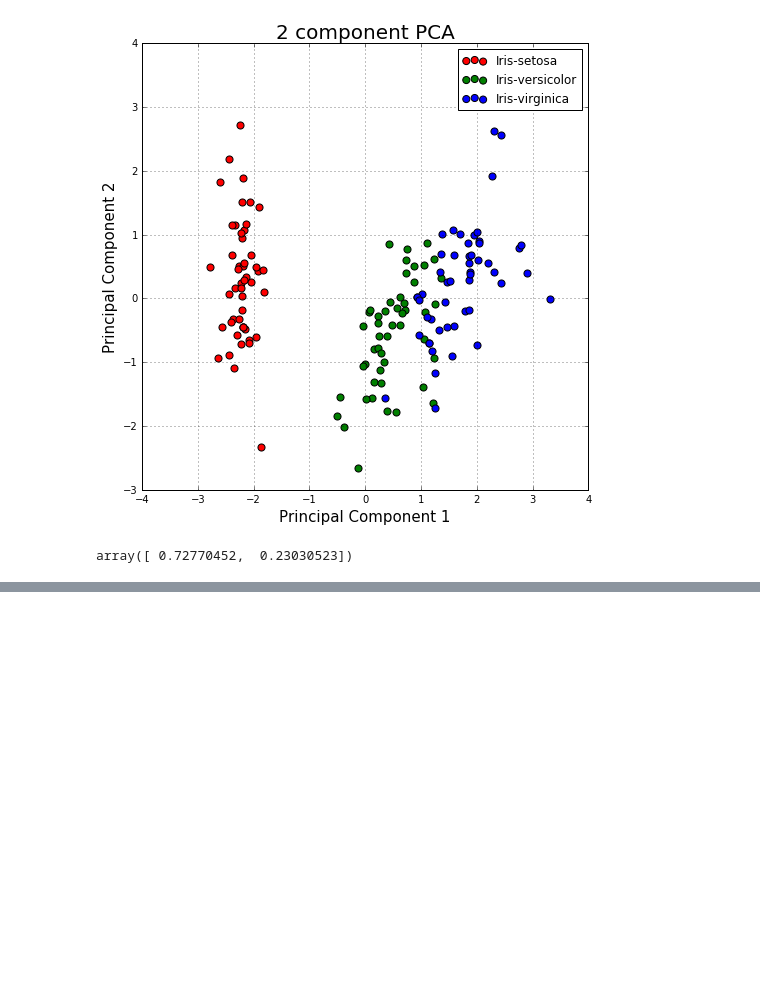
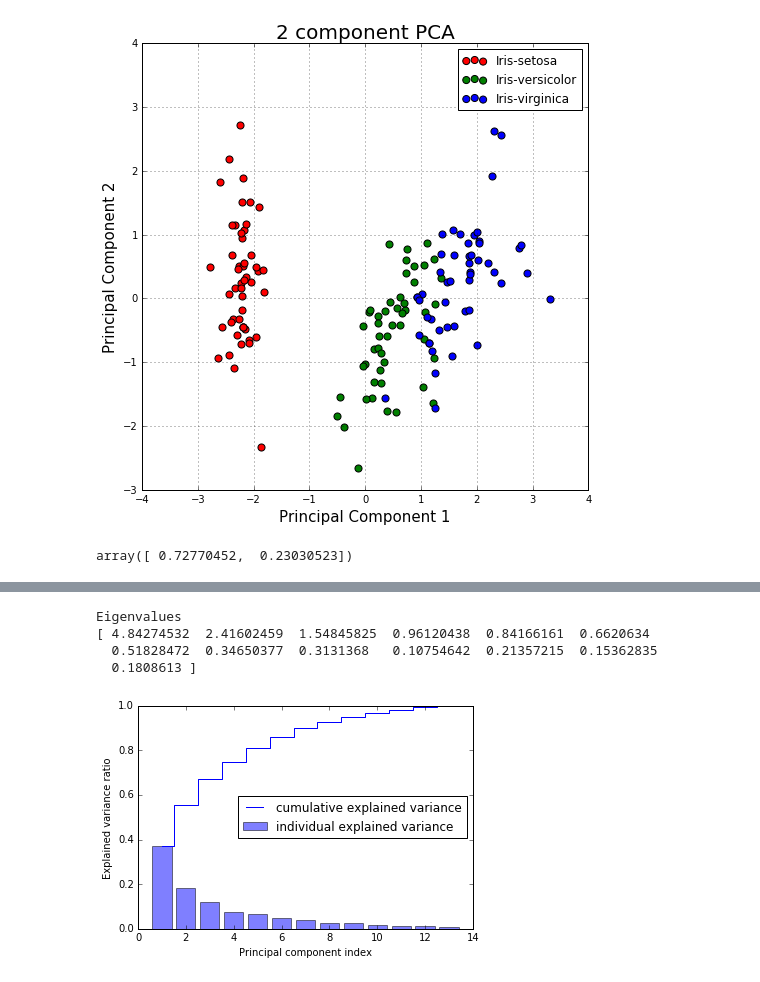
Before and after one commit to manchii/ml_pca, a Jupyter notebook: PCA_tarea.ipynb, the cells around one changed output, grey strips where cells are left out. Cells and saved outputs as stored; diff of their text form; code cells hidden in the pictures; blank space fills up the shorter version.

```diff
--- a/PCA_tarea.ipynb
+++ b/PCA_tarea.ipynb
@@ -102,0 +154,38 @@ array([ 0.72770452,  0.23030523])
+# %%
+from sklearn.model_selection import train_test_split
+X, y = df_wine.iloc[:, 1:].values, df_wine.iloc[:, 0].values
+X_train, X_test, y_train, y_test = \
+train_test_split(X, y, test_size=0.3,
+stratify=y,
+random_state=0)
+# standardize the features
+from sklearn.preprocessing import StandardScaler
+sc = StandardScaler()
+X_train_std = sc.fit_transform(X_train)
+X_test_std = sc.transform(X_test)
+# %%
+import numpy as np
+cov_mat = np.cov(X_train_std.T)
+eigen_vals, eigen_vecs = np.linalg.eig(cov_mat)
+print('\nEigenvalues \n%s' % eigen_vals)
+# %% [output]
+Eigenvalues
+[ 4.84274532  2.41602459  1.54845825  0.96120438  0.84166161  0.6620634
+  0.51828472  0.34650377  0.3131368   0.10754642  0.21357215  0.15362835
+  0.1808613 ]
+# %%
+tot = sum(eigen_vals)
+var_exp = [(i / tot) for i in
+sorted(eigen_vals, reverse=True)]
+cum_var_exp = np.cumsum(var_exp)
+import matplotlib.pyplot as plt
+plt.bar(range(1,14), var_exp, alpha=0.5, align='center',
+label='individual explained variance')
+plt.step(range(1,14), cum_var_exp, where='mid',
+label='cumulative explained variance')
+plt.ylabel('Explained variance ratio')
+plt.xlabel('Principal component index')
+plt.legend(loc='best')
+plt.show()
+# %% [output]
+[figure, added]
```
Also changed, not shown: parts of 10 cells of this notebook.
